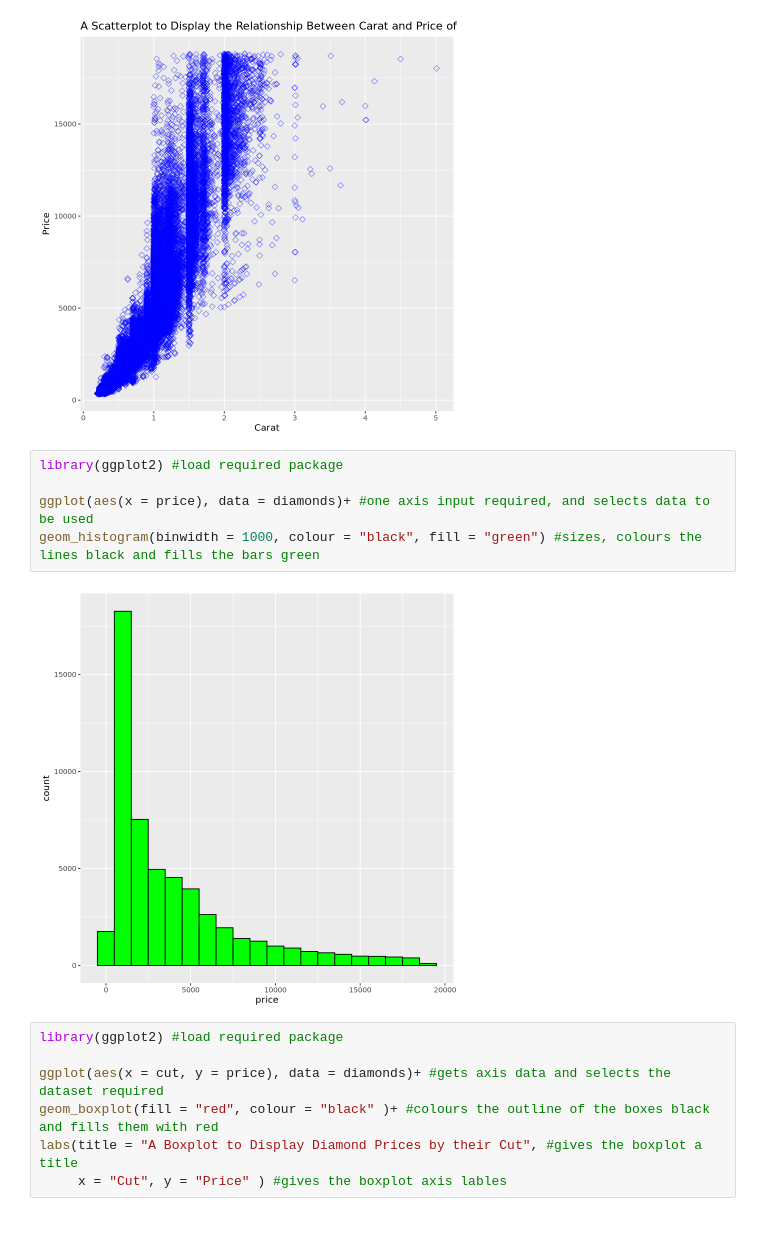
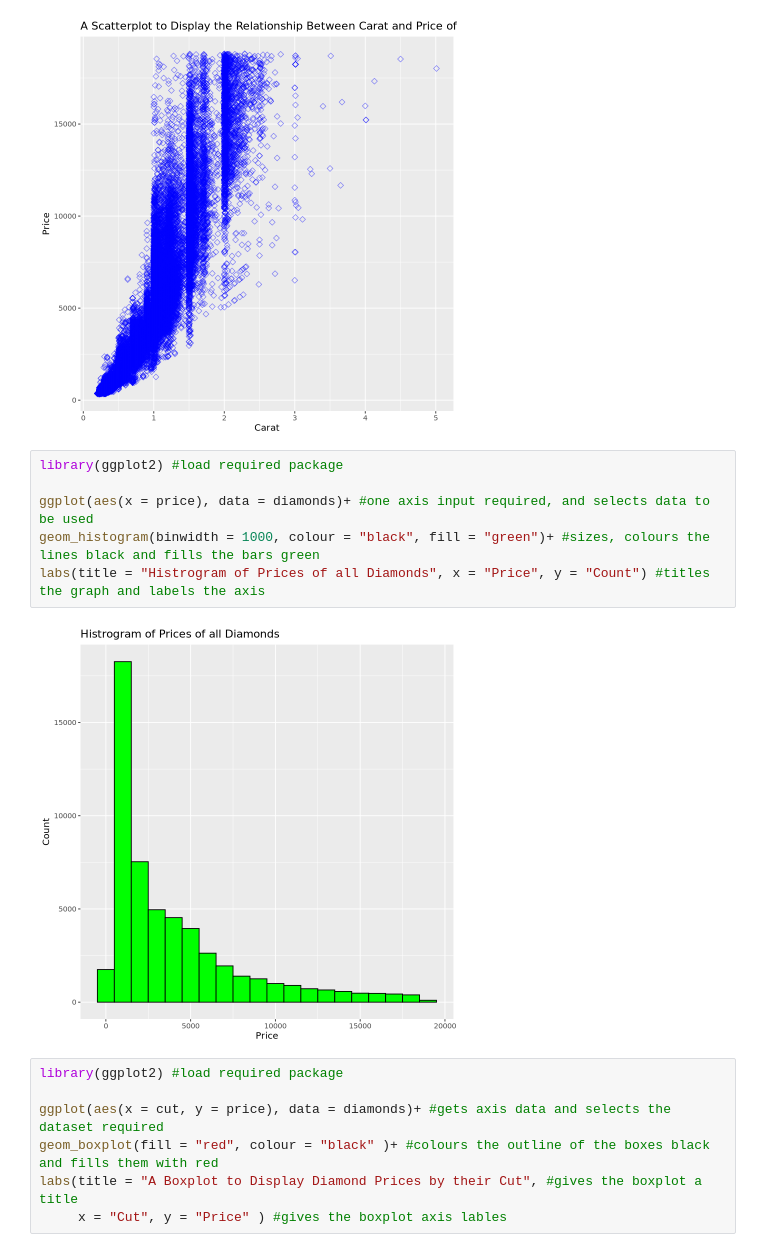
Before and after one commit to Jiaan-2003/Coursework_LIFE4138_2526, a Jupyter notebook: Coursework/R_Coursework_Questions.ipynb, the cells around one changed output. Saved outputs shown, nothing was run; the diff lists cells and outputs as text.

```diff
--- a/Coursework/R_Coursework_Questions.ipynb
+++ b/Coursework/R_Coursework_Questions.ipynb
@@ -296,10 +314,11 @@ labs(title = "A Scatterplot to Display the Relationship Between Carat and Price
 # %%
 library(ggplot2) #load required package
 
 ggplot(aes(x = price), data = diamonds)+ #one axis input required, and selects data to be used
-geom_histogram(binwidth = 1000, colour = "black", fill = "green") #sizes, colours the lines black and fills the bars green
+geom_histogram(binwidth = 1000, colour = "black", fill = "green")+ #sizes, colours the lines black and fills the bars green
+labs(title = "Histrogram of Prices of all Diamonds", x = "Price", y = "Count") #titles the graph and labels the axis
 # %% [output]
-[figure, old version]
+[figure, new version]
 # %%
 library(ggplot2) #load required package
 
```
Also changed, not shown: parts of 4 cells of this notebook, 1 other file.
